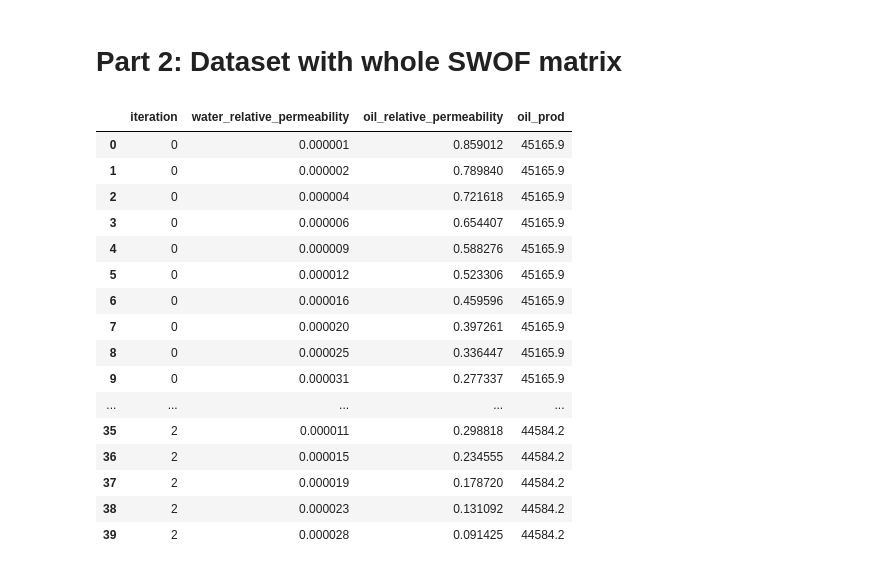
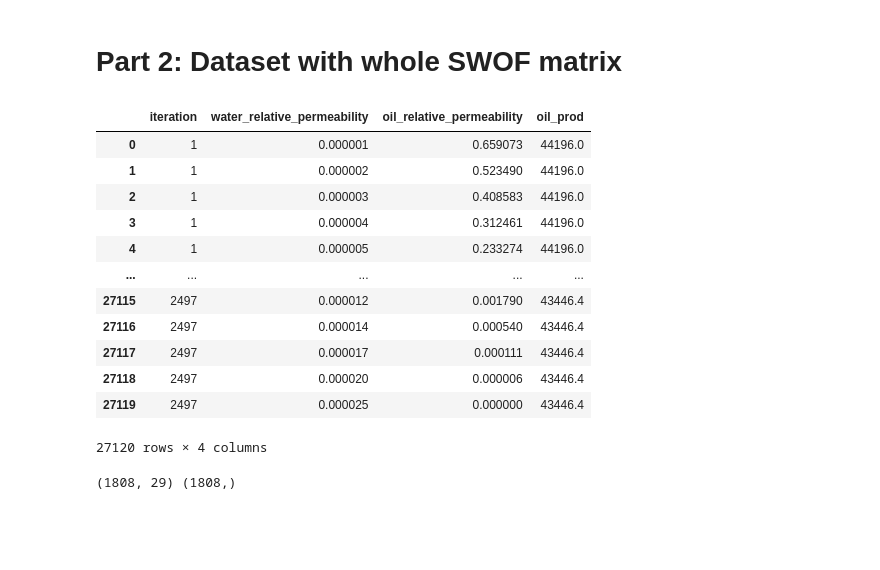
Before and after one commit to DmitrySavinskikh/graduate-paper-code, a Jupyter notebook: ml_part.ipynb, the cells around one changed output. Drawn from its saved outputs; the diff is of its cells as text; code cells hidden in the pictures; blank space fills up the shorter version.

```diff
--- a/ml_part.ipynb
+++ b/ml_part.ipynb
@@ -603,25 +603,21 @@ df = df[df['well_type'] == 'PROD'].reset_index(drop=True)
 
 df = df[['iteration', 'water_relative_permeability', 'oil_relative_permeability', 'oil_prod']]
 # %%
-df.head(40)
+df
 # %% [output]
 |  | iteration | water_relative_permeability | oil_relative_permeability | oil_prod |
-| 0 | 0 | 0.000001 | 0.859012 | 45165.9 |
-| 1 | 0 | 0.000002 | 0.789840 | 45165.9 |
-| 2 | 0 | 0.000004 | 0.721618 | 45165.9 |
-| 3 | 0 | 0.000006 | 0.654407 | 45165.9 |
-| 4 | 0 | 0.000009 | 0.588276 | 45165.9 |
-| 5 | 0 | 0.000012 | 0.523306 | 45165.9 |
-| 6 | 0 | 0.000016 | 0.459596 | 45165.9 |
-| 7 | 0 | 0.000020 | 0.397261 | 45165.9 |
-| 8 | 0 | 0.000025 | 0.336447 | 45165.9 |
-| 9 | 0 | 0.000031 | 0.277337 | 45165.9 |
+| 0 | 1 | 0.000001 | 0.659073 | 44196.0 |
+| 1 | 1 | 0.000002 | 0.523490 | 44196.0 |
+| 2 | 1 | 0.000003 | 0.408583 | 44196.0 |
+| 3 | 1 | 0.000004 | 0.312461 | 44196.0 |
+| 4 | 1 | 0.000005 | 0.233274 | 44196.0 |
 | ... | ... | ... | ... | ... |
-| 35 | 2 | 0.000011 | 0.298818 | 44584.2 |
-| 36 | 2 | 0.000015 | 0.234555 | 44584.2 |
-| 37 | 2 | 0.000019 | 0.178720 | 44584.2 |
-| 38 | 2 | 0.000023 | 0.131092 | 44584.2 |
-| 39 | 2 | 0.000028 | 0.091425 | 44584.2 |
+| 27115 | 2497 | 0.000012 | 0.001790 | 43446.4 |
+| 27116 | 2497 | 0.000014 | 0.000540 | 43446.4 |
+| 27117 | 2497 | 0.000017 | 0.000111 | 43446.4 |
+| 27118 | 2497 | 0.000020 | 0.000006 | 43446.4 |
+| 27119 | 2497 | 0.000025 | 0.000000 | 43446.4 |
+27120 rows × 4 columns
 # %%
 X_rows = []
 y_rows = []
@@ -640,9 +636,12 @@ for iteration_id, group in df.groupby("iteration"):
 X = pd.DataFrame(X_rows)
 y = pd.Series(y_rows, name="oil_prod")
 
+
 X.columns = (
     [f"water_rel_perm_{i+1}" for i in range(15)] +
     [f"oil_rel_perm_{i+1}" for i in range(15)])
-
+X = X.drop(columns='oil_rel_perm_15') # this column always is 0
 print(X.shape, y.shape)
-print(X.head())
+df = X.join(y)
+# %% [output]
+(1808, 29) (1808,)
```
Also changed, not shown: parts of 5 cells of this notebook, 3 other files.
